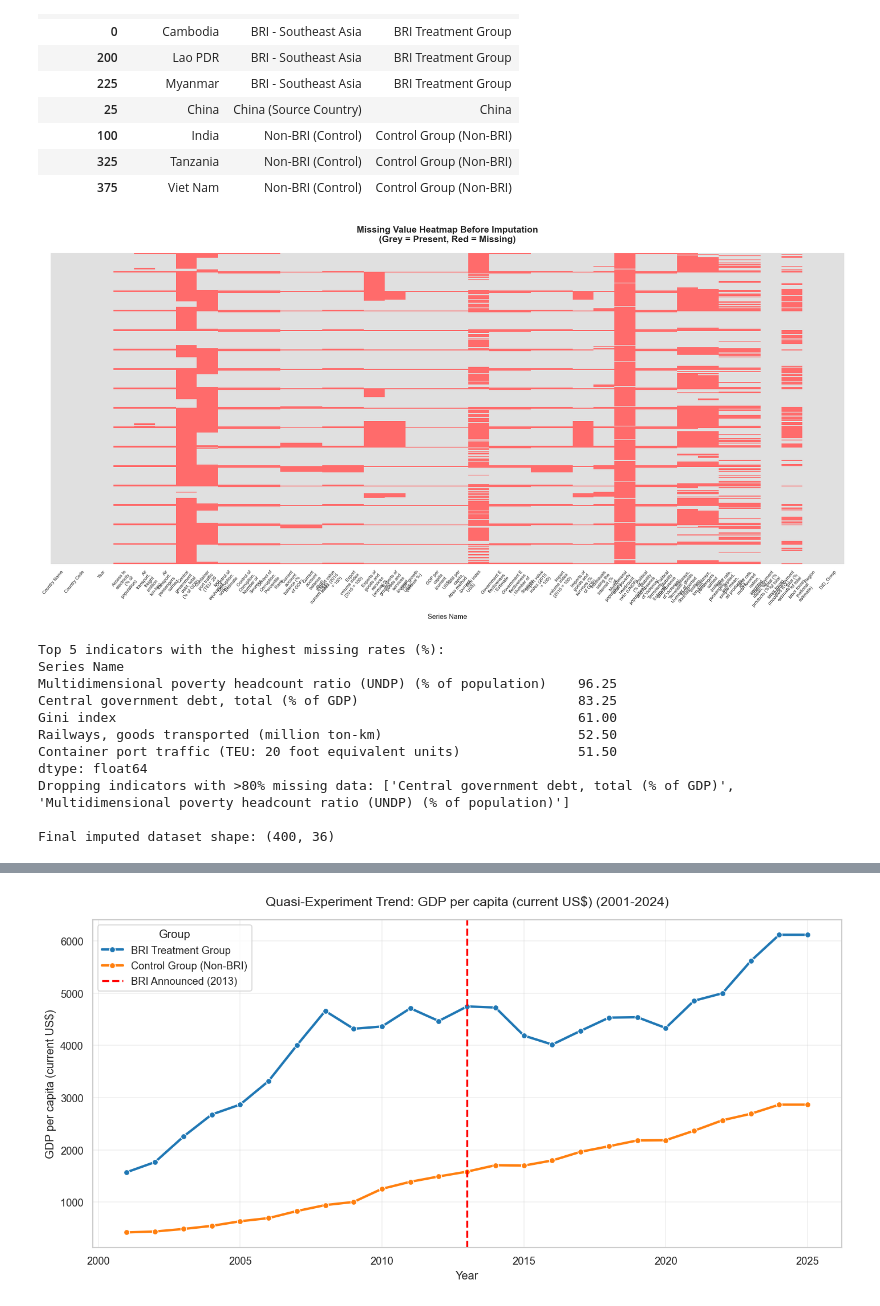
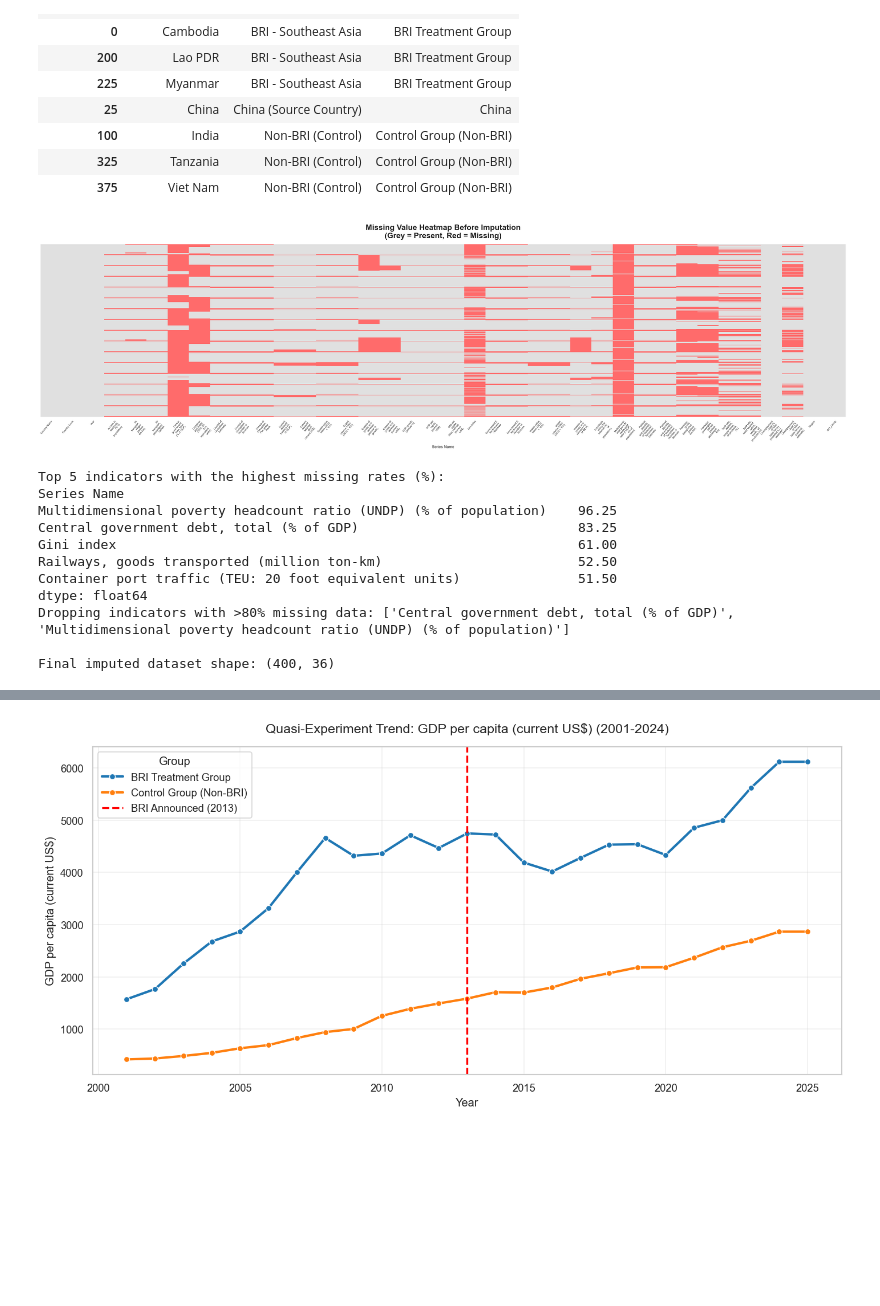
Before and after one commit to com-480-data-visualization/DVX, a Jupyter notebook: eda.ipynb, the cells around one changed output, grey strips where cells are left out. Cells and saved outputs as stored; diff of their text form; code cells hidden in the pictures; blank space fills up the shorter version.

```diff
--- a/eda.ipynb
+++ b/eda.ipynb
@@ -119,41 +119,41 @@ missing_pct = df_panel.isnull().mean() * 100
 
 wrapped_cols = [textwrap.fill(str(col), width=12) for col in df_panel.columns]
 
-plt.figure(figsize=(20, 10))
+plt.figure(figsize=(35, 10))
 
 cmap_missing = mcolors.ListedColormap(['#E0E0E0', '#FF6B6B'])
 
 ax = sns.heatmap(df_panel.isnull(),
                  cbar=False,
                  cmap=cmap_missing,
                  yticklabels=False)
 
 ax.set_xticklabels(wrapped_cols)
 
 plt.setp(ax.get_xticklabels(), rotation=50, ha="right", rotation_mode="anchor", fontsize=8)
 plt.title('Missing Value Heatmap Before Imputation\n(Grey = Present, Red = Missing)',
-          fontsize=16, pad=20, fontweight='bold')
+          fontsize=24, pad=20, fontweight='bold')
 plt.tight_layout()
 plt.show()
 
 print("Top 5 indicators with the highest missing rates (%):")
 print(missing_pct.sort_values(ascending=False).head(5))
 
 # Drop indicators with >80% missing data
 threshold = 80.0
 cols_to_drop = missing_pct[missing_pct > threshold].index.tolist()
 print(f"Dropping indicators with >80% missing data: {cols_to_drop}\n")
 
 df_cleaned = df_panel.drop(columns=cols_to_drop)
 
 def interpolate_by_group(df_group):
     return df_group.interpolate(method='linear', limit=2, limit_direction='both')
 
 df_imputed = df_cleaned.groupby('Country Name', group_keys=False).apply(interpolate_by_group)
 
 print(f"Final imputed dataset shape: {df_imputed.shape}\n")
 # %% [output]
-[figure, old version]
+[figure, new version]
 Top 5 indicators with the highest missing rates (%):
 Series Name
 Multidimensional poverty headcount ratio (UNDP) (% of population)    96.25
```
Also changed, not shown: parts of 5 cells of this notebook.
